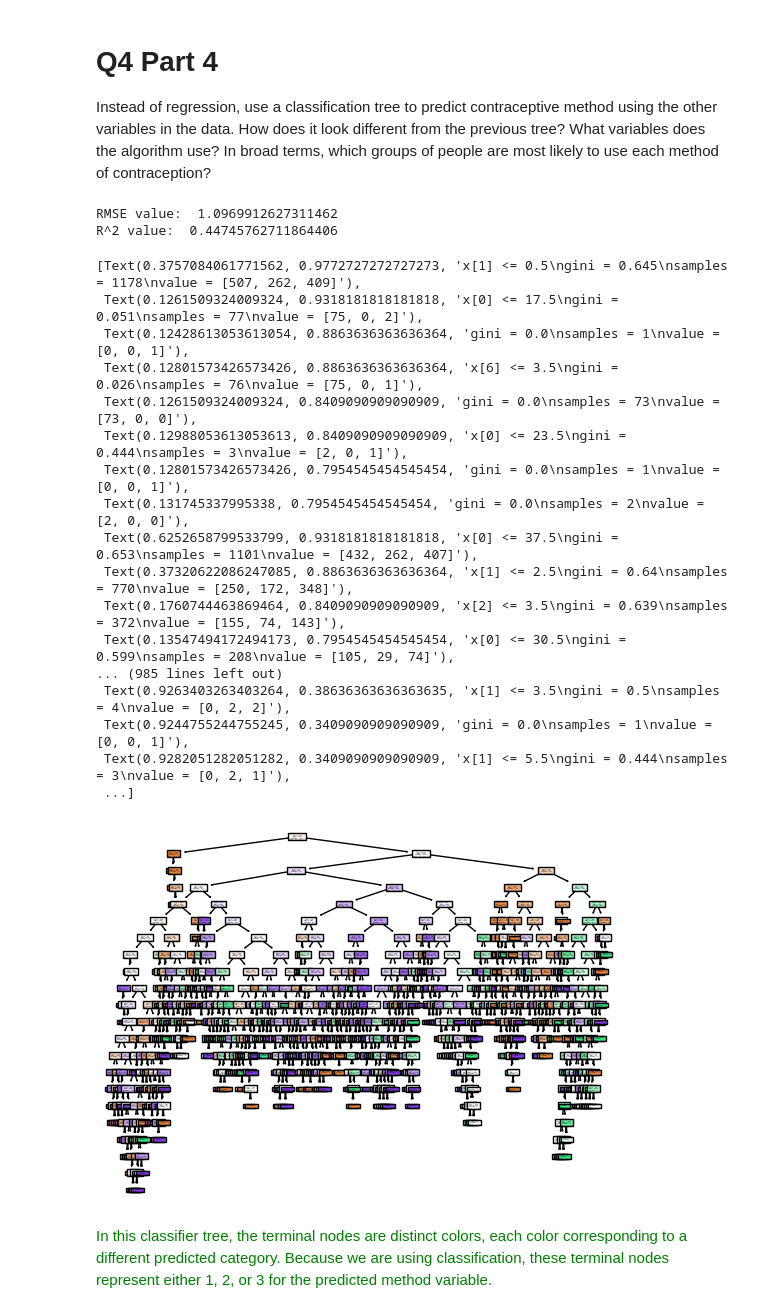
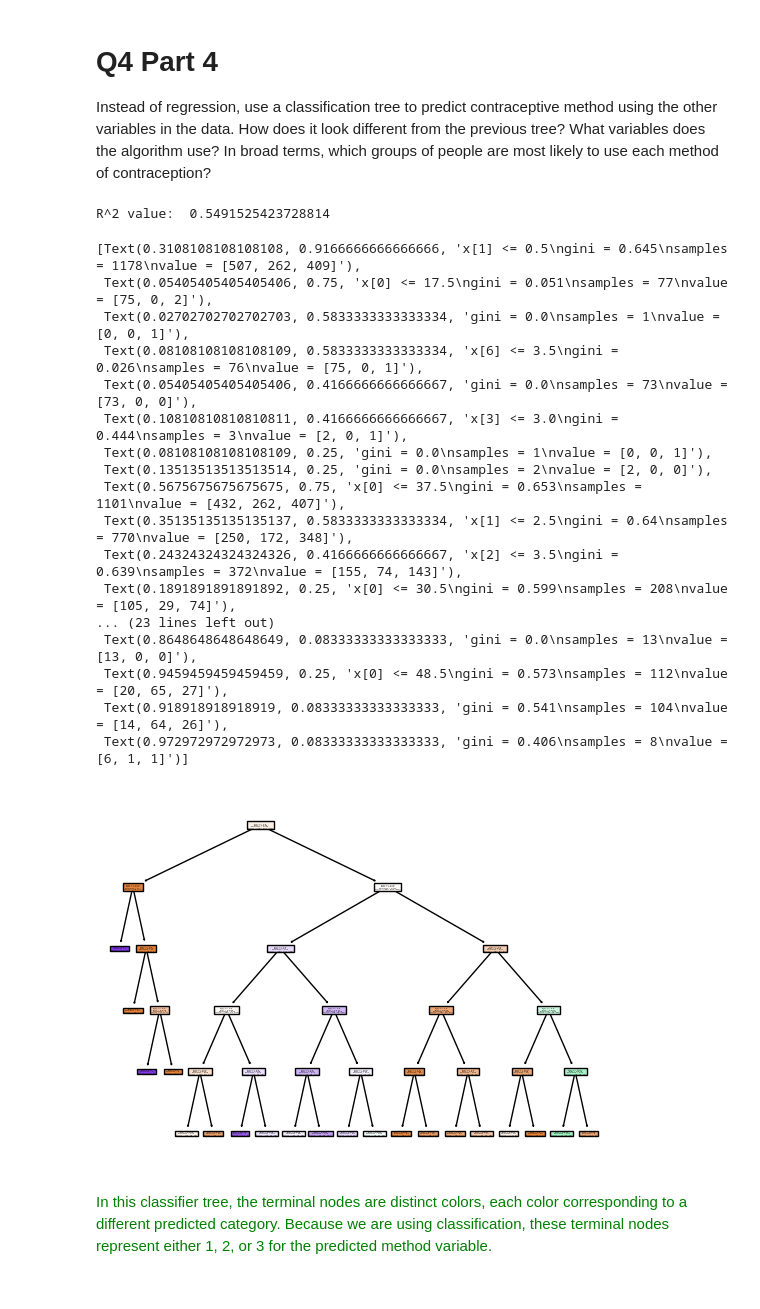
Before and after one commit to Monty-2003/assignment4, a Jupyter notebook: assignment4.ipynb, the cells around one changed output. Drawn from its saved outputs; the diff is of its cells as text; code cells hidden in the pictures.

```diff
--- a/assignment4.ipynb
+++ b/assignment4.ipynb
@@ -783,37 +783,36 @@ Using a regression tree makes no sense here, as we are trying to predict which i
 
 Instead of regression, use a classification tree to predict contraceptive method using the other variables in the data. How does it look different from the previous tree? What variables does the algorithm use? In broad terms, which groups of people are most likely to use each method of contraception?
 # %%
-# Fit decision tree:
-cart = tree.DecisionTreeClassifier() # Create a classifier object
+# Fit classification tree:
+cart = tree.DecisionTreeClassifier(max_depth = 5) # Create a classifier object
 cart = cart.fit(X_train, y_train) # Fit the classifier
 
 y_pred = cart.predict(X_test)
 
 print("R^2 value: ", metrics.accuracy_score(y_test, y_pred)) # R squared measure
 
 # Visualize results:
 tree.plot_tree(cart,filled=True)
 # %% [output]
-RMSE value:  1.0969912627311462
-R^2 value:  0.44745762711864406
+R^2 value:  0.5491525423728814
-[Text(0.3757084061771562, 0.9772727272727273, 'x[1] <= 0.5\ngini = 0.645\nsamples = 1178\nvalue = [507, 262, 409]'),
- Text(0.1261509324009324, 0.9318181818181818, 'x[0] <= 17.5\ngini = 0.051\nsamples = 77\nvalue = [75, 0, 2]'),
- Text(0.12428613053613054, 0.8863636363636364, 'gini = 0.0\nsamples = 1\nvalue = [0, 0, 1]'),
- Text(0.12801573426573426, 0.8863636363636364, 'x[6] <= 3.5\ngini = 0.026\nsamples = 76\nvalue = [75, 0, 1]'),
- Text(0.1261509324009324, 0.8409090909090909, 'gini = 0.0\nsamples = 73\nvalue = [73, 0, 0]'),
- Text(0.12988053613053613, 0.8409090909090909, 'x[0] <= 23.5\ngini = 0.444\nsamples = 3\nvalue = [2, 0, 1]'),
- Text(0.12801573426573426, 0.7954545454545454, 'gini = 0.0\nsamples = 1\nvalue = [0, 0, 1]'),
- Text(0.131745337995338, 0.7954545454545454, 'gini = 0.0\nsamples = 2\nvalue = [2, 0, 0]'),
- Text(0.6252658799533799, 0.9318181818181818, 'x[0] <= 37.5\ngini = 0.653\nsamples = 1101\nvalue = [432, 262, 407]'),
- Text(0.37320622086247085, 0.8863636363636364, 'x[1] <= 2.5\ngini = 0.64\nsamples = 770\nvalue = [250, 172, 348]'),
- Text(0.1760744463869464, 0.8409090909090909, 'x[2] <= 3.5\ngini = 0.639\nsamples = 372\nvalue = [155, 74, 143]'),
- Text(0.13547494172494173, 0.7954545454545454, 'x[0] <= 30.5\ngini = 0.599\nsamples = 208\nvalue = [105, 29, 74]'),
-... (985 lines left out)
- Text(0.9263403263403264, 0.38636363636363635, 'x[1] <= 3.5\ngini = 0.5\nsamples = 4\nvalue = [0, 2, 2]'),
- Text(0.9244755244755245, 0.3409090909090909, 'gini = 0.0\nsamples = 1\nvalue = [0, 0, 1]'),
- Text(0.9282051282051282, 0.3409090909090909, 'x[1] <= 5.5\ngini = 0.444\nsamples = 3\nvalue = [0, 2, 1]'),
- ...]
+[Text(0.3108108108108108, 0.9166666666666666, 'x[1] <= 0.5\ngini = 0.645\nsamples = 1178\nvalue = [507, 262, 409]'),
+ Text(0.05405405405405406, 0.75, 'x[0] <= 17.5\ngini = 0.051\nsamples = 77\nvalue = [75, 0, 2]'),
+ Text(0.02702702702702703, 0.5833333333333334, 'gini = 0.0\nsamples = 1\nvalue = [0, 0, 1]'),
+ Text(0.08108108108108109, 0.5833333333333334, 'x[6] <= 3.5\ngini = 0.026\nsamples = 76\nvalue = [75, 0, 1]'),
+ Text(0.05405405405405406, 0.4166666666666667, 'gini = 0.0\nsamples = 73\nvalue = [73, 0, 0]'),
+ Text(0.10810810810810811, 0.4166666666666667, 'x[3] <= 3.0\ngini = 0.444\nsamples = 3\nvalue = [2, 0, 1]'),
+ Text(0.08108108108108109, 0.25, 'gini = 0.0\nsamples = 1\nvalue = [0, 0, 1]'),
+ Text(0.13513513513513514, 0.25, 'gini = 0.0\nsamples = 2\nvalue = [2, 0, 0]'),
+ Text(0.5675675675675675, 0.75, 'x[0] <= 37.5\ngini = 0.653\nsamples = 1101\nvalue = [432, 262, 407]'),
+ Text(0.35135135135135137, 0.5833333333333334, 'x[1] <= 2.5\ngini = 0.64\nsamples = 770\nvalue = [250, 172, 348]'),
+ Text(0.24324324324324326, 0.4166666666666667, 'x[2] <= 3.5\ngini = 0.639\nsamples = 372\nvalue = [155, 74, 143]'),
+ Text(0.1891891891891892, 0.25, 'x[0] <= 30.5\ngini = 0.599\nsamples = 208\nvalue = [105, 29, 74]'),
+... (23 lines left out)
+ Text(0.8648648648648649, 0.08333333333333333, 'gini = 0.0\nsamples = 13\nvalue = [13, 0, 0]'),
+ Text(0.9459459459459459, 0.25, 'x[0] <= 48.5\ngini = 0.573\nsamples = 112\nvalue = [20, 65, 27]'),
+ Text(0.918918918918919, 0.08333333333333333, 'gini = 0.541\nsamples = 104\nvalue = [14, 64, 26]'),
+ Text(0.972972972972973, 0.08333333333333333, 'gini = 0.406\nsamples = 8\nvalue = [6, 1, 1]')]
-[figure, old version]
+[figure, new version]
 # %% [markdown]
 <font color="green">
 In this classifier tree, the terminal nodes are distinct colors, each color corresponding to a different predicted category. Because we are using classification, these terminal nodes represent either 1, 2, or 3 for the predicted method variable.
```
Also changed, not shown: parts of 6 cells of this notebook.
